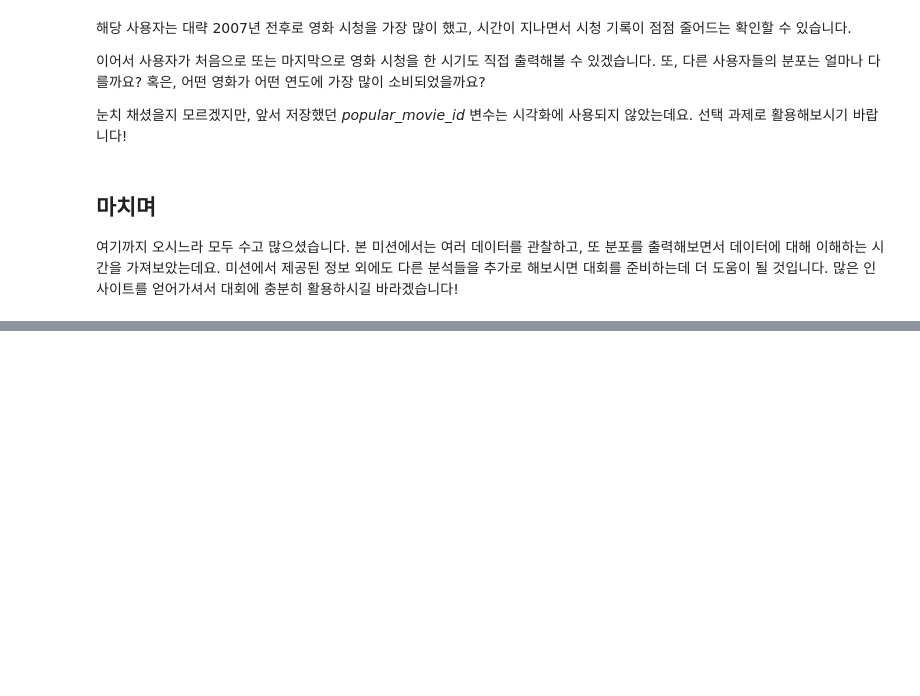
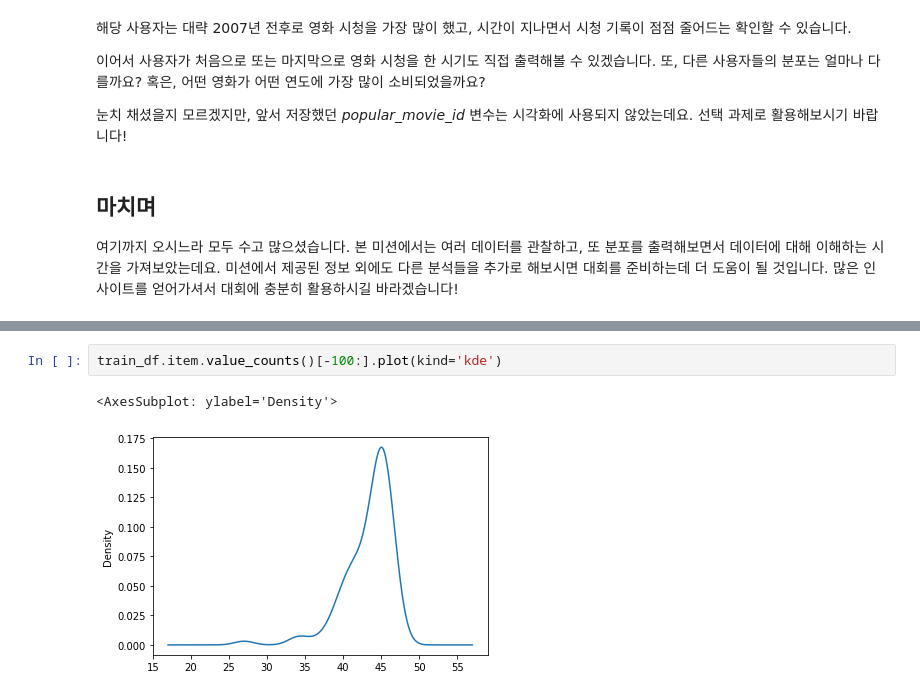
Before and after one commit to boostcampaitech4lv23recsys2/level2_movierecommendation_recsys-level2-recsys-08, a Jupyter notebook: EDA/EDA_cwj.ipynb, the cells around one changed output, grey strips where cells are left out. Drawn from its saved outputs; the diff is of its cells as text; blank space fills up the shorter version.

```diff
--- a/EDA/EDA_cwj.ipynb
+++ b/EDA/EDA_cwj.ipynb
@@ -524,0 +569,5 @@ plt.title('Statistics of user activity')
+# %%
+train_df.item.value_counts()[-100:].plot(kind='kde')
+# %% [output]
+<AxesSubplot: ylabel='Density'>
+[figure, added]
```
Also changed, not shown: parts of 61 cells of this notebook.
